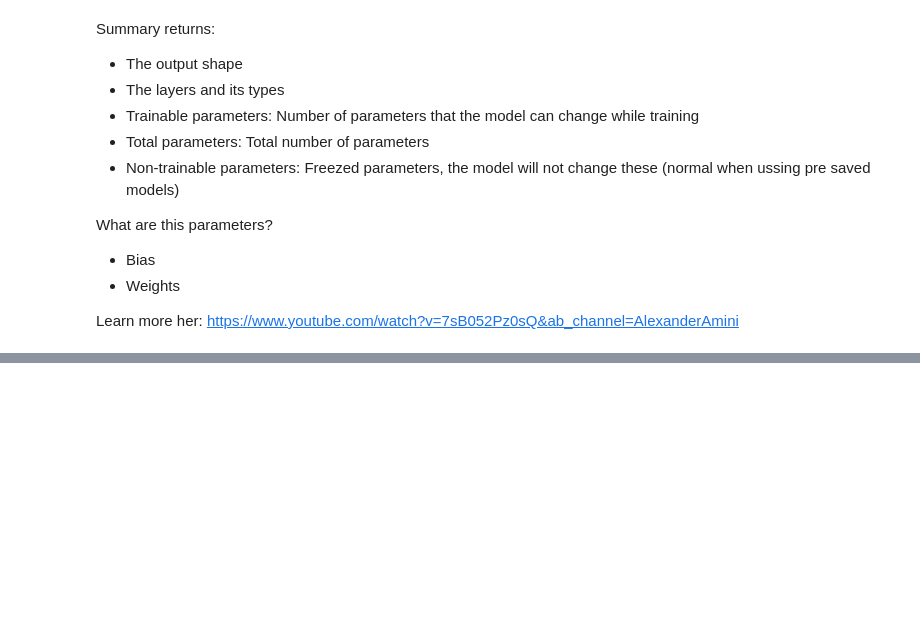
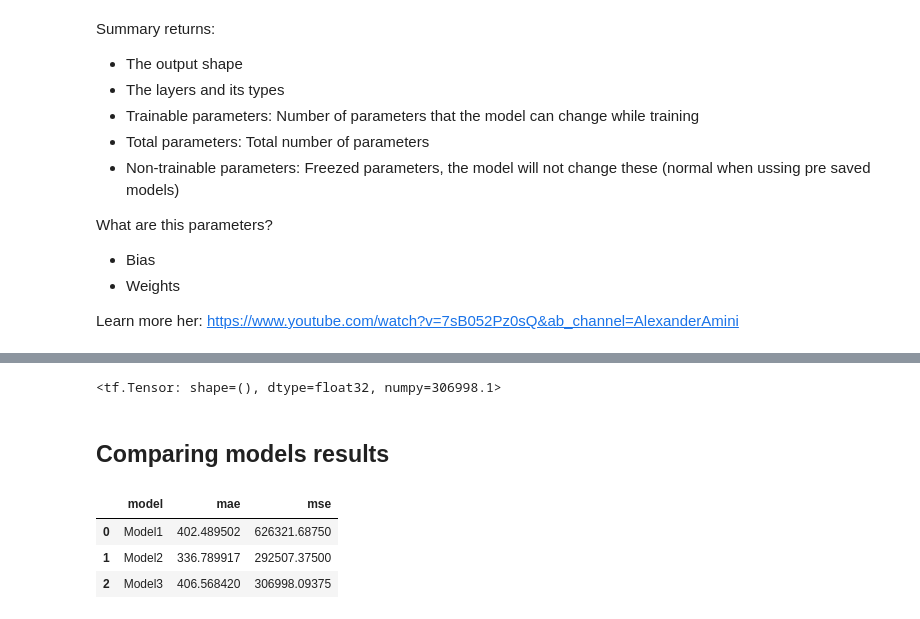
Before and after one commit to PedroCtba/tensorflow-certification-course, a Jupyter notebook: notebooks/01_Regression.ipynb, the cells around one changed output, grey strips where cells are left out. Drawn from its saved outputs; the diff is of its cells as text; code cells hidden in the pictures; blank space fills up the shorter version.

```diff
--- a/notebooks/01_Regression.ipynb
+++ b/notebooks/01_Regression.ipynb
@@ -74,4 +80,4 @@ model.compile(
 ## Dine eval metrics: The functions that can interpret the performance of your model;
 
 # Step 3: Fitting the model: Letting the model find the relations
-model.fit(X, Y, epochs=50) # -> How have 50 epochs to learn the patterns
+model.fit(xtr, ytr, epochs=50) # -> How have 50 epochs to learn the patterns
@@ -131,6 +179,6 @@ model_1 = tf.keras.Sequential([
 ])
 
 model_1.compile(loss=tf.keras.losses.mae, optimizer=tf.keras.optimizers.SGD(), metrics=["mae"])
-model_1.fit(xtr, ytr, epochs=100, batch_size=1)
+model_1.fit(xtr, ytr, epochs=100)
 # %% [output]
 Epoch 1/100
@@ -166,8 +215,8 @@ Mse: 57525.29296875 | Mae: 207.07040405273438
 tf.random.set_seed(32)
 
 model_2 = tf.keras.Sequential([
-    tf.keras.layers.InputLayer(batch_size=1, input_shape=(1)),
-    tf.keras.layers.Dense(10),
+    tf.keras.layers.InputLayer(batch_size=1, input_shape=(1), name="InputLayer"),
+    tf.keras.layers.Dense(10, name="HiddenLayer"),
     tf.keras.layers.Dense(1)
 ])
 
@@ -208,8 +259,6 @@ tf.random.set_seed(32)
 
 # Make model
 model_3 = tf.keras.Sequential([
-    tf.keras.layers.InputLayer(batch_size=1, input_shape=(1)),
-    tf.keras.layers.Dense(10),
     tf.keras.layers.Dense(1),
 ])
 
@@ -247,0 +297,20 @@ Mse: 1407120.375 | Mae: 1081.7960205078125
+# %%
+mse(y_preds_3, yte)
+# %% [output]
+<tf.Tensor: shape=(), dtype=float32, numpy=306998.1>
+# %% [markdown]
+## Comparing models results
+# %%
+models_results = [
+    ["Model1", mae(y_preds_1, yte).numpy(), mse(y_preds_1, yte).numpy()],
+    ["Model2", mae(y_preds_2, yte).numpy(), mse(y_preds_2, yte).numpy()],
+    ["Model3", mae(y_preds_3, yte).numpy(), mse(y_preds_3, yte).numpy()]
+]
+
+model_results = pd.DataFrame(models_results, columns=["model", "mae", "mse"])
+model_results
+# %% [output]
+|  | model | mae | mse |
+| 0 | Model1 | 402.489502 | 626321.68750 |
+| 1 | Model2 | 336.789917 | 292507.37500 |
+| 2 | Model3 | 406.568420 | 306998.09375 |
```
Also changed, not shown: parts of 25 cells of this notebook.
